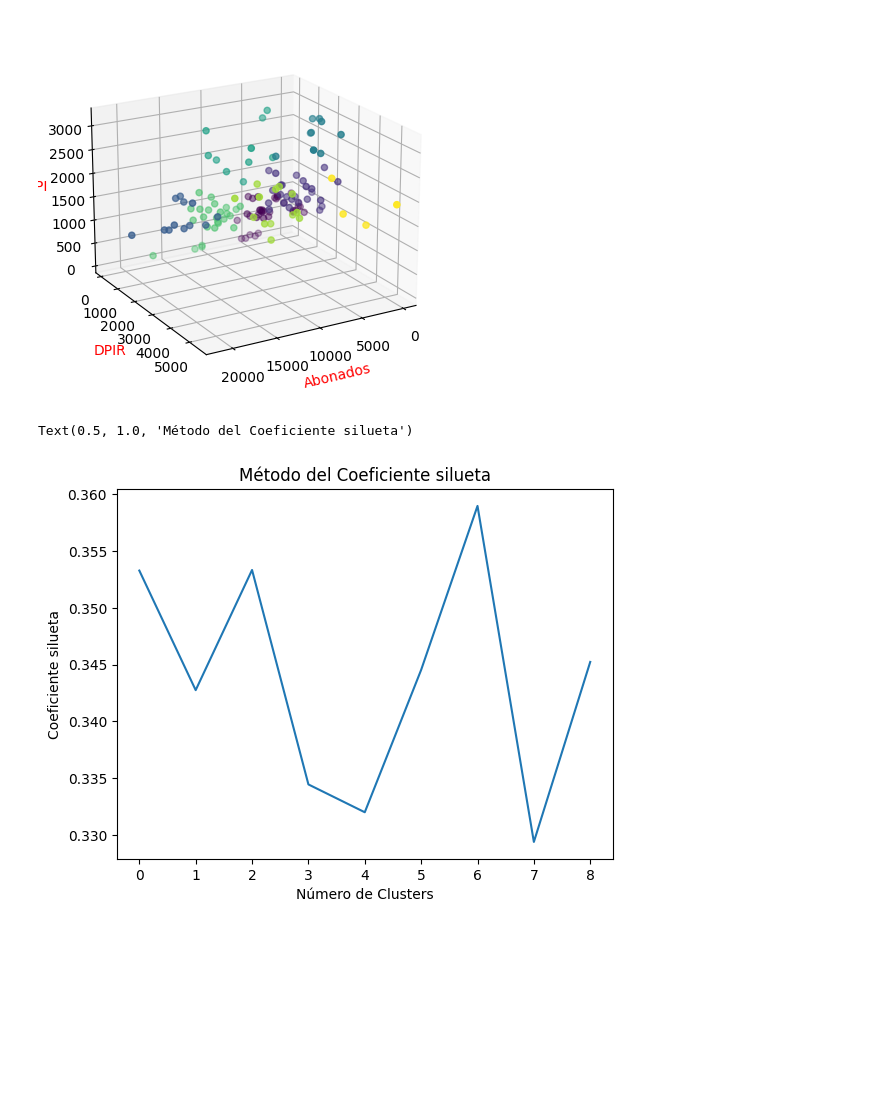
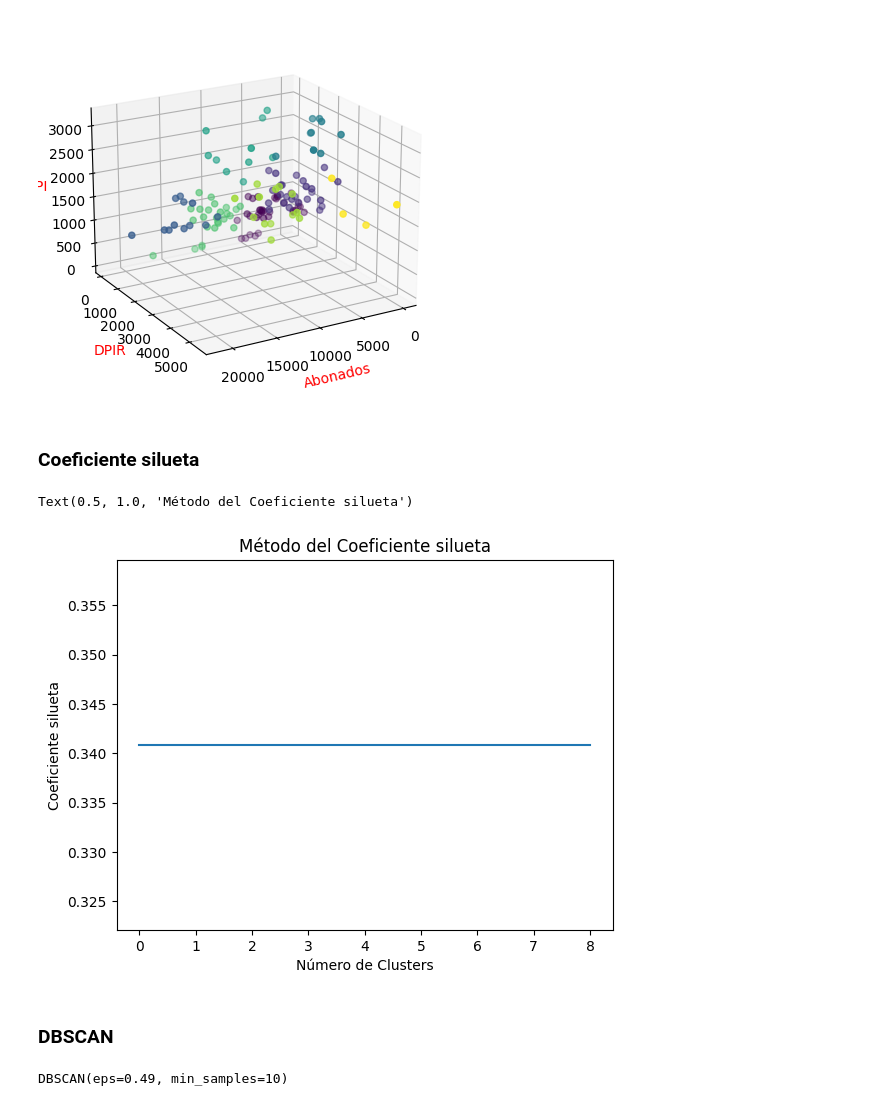
Before and after one commit to marpermon/AI_Projects, a Jupyter notebook: Proyecto1/Proyecto1.ipynb, the cells around one changed output. Drawn from its saved outputs; the diff is of its cells as text; code cells hidden in the pictures; blank space fills up the shorter version.

Commit message:
DBSCAN ready

```diff
--- a/Proyecto1/Proyecto1.ipynb
+++ b/Proyecto1/Proyecto1.ipynb
@@ -139,21 +141,30 @@ ax.zaxis.label.set_color('red')
 ax.view_init(azim=60, elev=20)
 # %% [output]
 [figure]
+# %% [markdown]
+### Coeficiente silueta
 # %%
 sc = {}
 
 for n_clusters in range(0,9):# Maximum range should be 6, as it contains only 6 data points
-      kmeans = KMeans(n_clusters=k,max_iter=100).fit(data)
+      kmeans = KMeans(n_clusters=k, random_state=42).fit(data)
       label = kmeans.labels_
       sil_coeff = silhouette_score(data,label,metric = 'euclidean')
       sc[n_clusters] = sil_coeff
 
 fig = plt.figure()
 ax = fig.add_subplot(111)
 ax.plot(list(sc.keys()),list(sc.values()))
 ax.set_xlabel("Número de Clusters")
 ax.set_ylabel("Coeficiente silueta")
 ax.set_title("Método del Coeficiente silueta")
 # %% [output]
 Text(0.5, 1.0, 'Método del Coeficiente silueta')
-[figure, old version]
+[figure, new version]
+# %% [markdown]
+### DBSCAN
+# %%
+dbscan = DBSCAN(eps=0.49, min_samples=10)
+dbscan.fit(data)
+# %% [output]
+DBSCAN(eps=0.49, min_samples=10)
```
Also changed, not shown: parts of 5 cells of this notebook.
